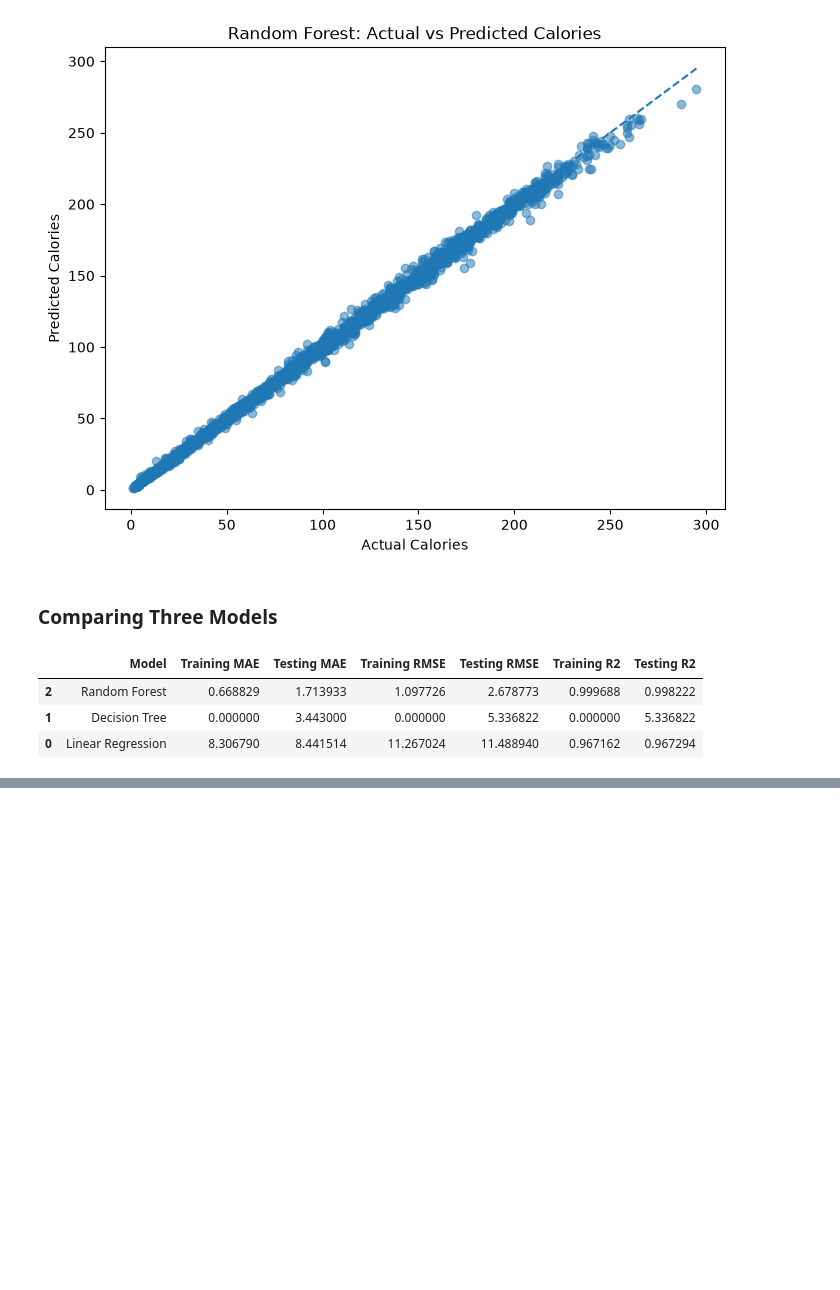
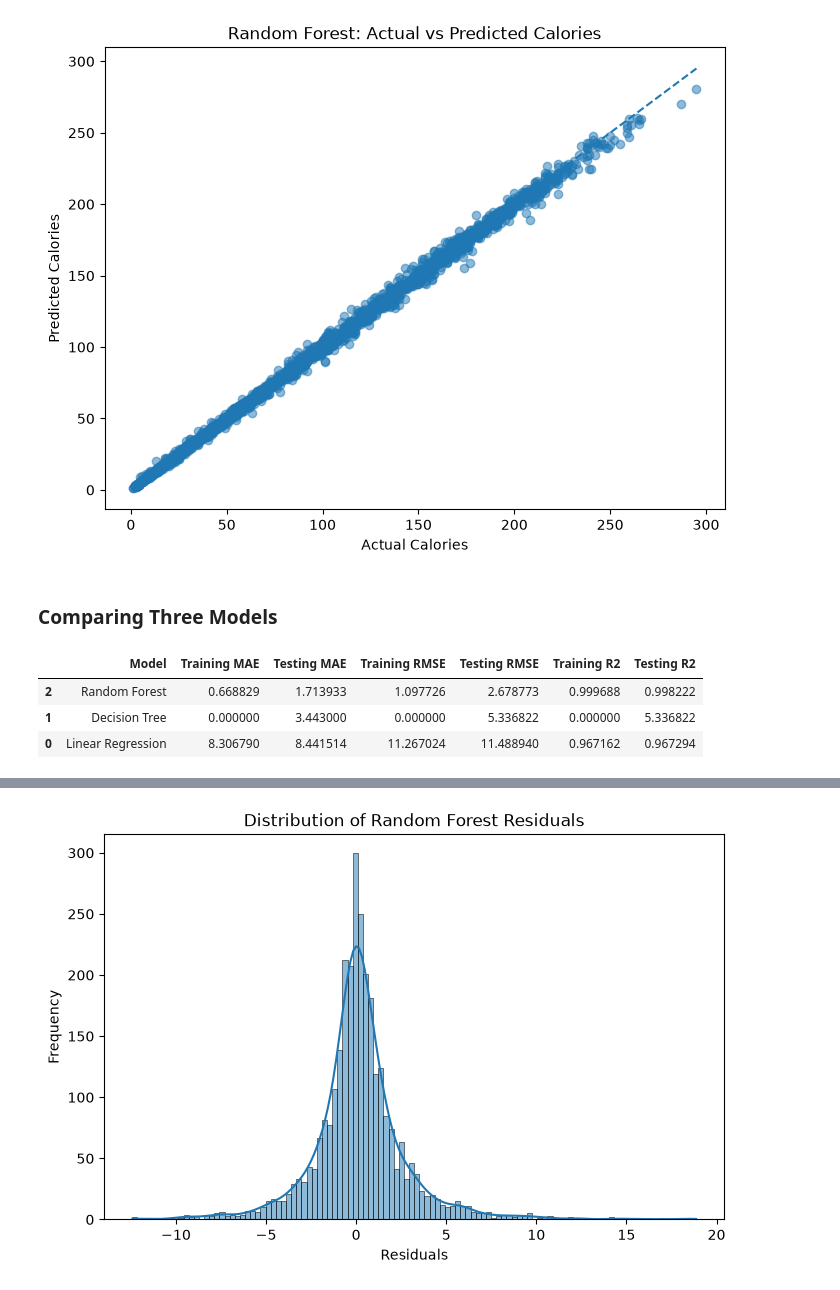
Before and after one commit to Jayadevika-jd/FitPredict, a Jupyter notebook: Notebooks/Fitpredict_preprocessinng.ipynb, the cells around one changed output, grey strips where cells are left out. Saved outputs shown, nothing was run; the diff lists cells and outputs as text; code cells hidden in the pictures; blank space fills up the shorter version.

```diff
--- a/Notebooks/Fitpredict_preprocessinng.ipynb
+++ b/Notebooks/Fitpredict_preprocessinng.ipynb
@@ -1171,0 +1583,8 @@ display(model_comparison.sort_values(by="Testing RMSE" ))
+# %%
+rf_residuals = y_test - rf_test_predictions
+
+
+
+residual_df = pd.DataFrame({ "Actual": y_test, "Predicted": rf_test_predictions, "Residuals": rf_residuals})
+
+display(residual_df.head(10))
@@ -1171,0 +1603,14 @@ display(model_comparison.sort_values(by="Testing RMSE" ))
+# %%
+plt.figure(figsize=(8, 5))
+
+sns.histplot(rf_residuals, kde=True)
+
+plt.title("Distribution of Random Forest Residuals")
+
+plt.xlabel("Residuals")
+
+plt.ylabel("Frequency")
+
+plt.show()
+# %% [output]
+[figure, added]
```
Also changed, not shown: parts of 37 cells of this notebook.
